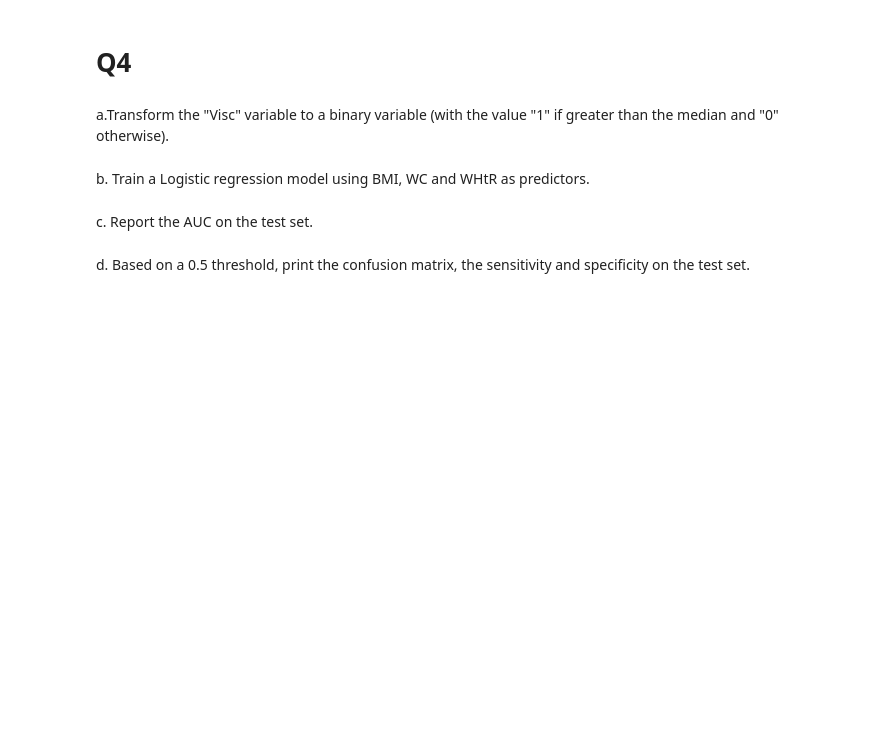
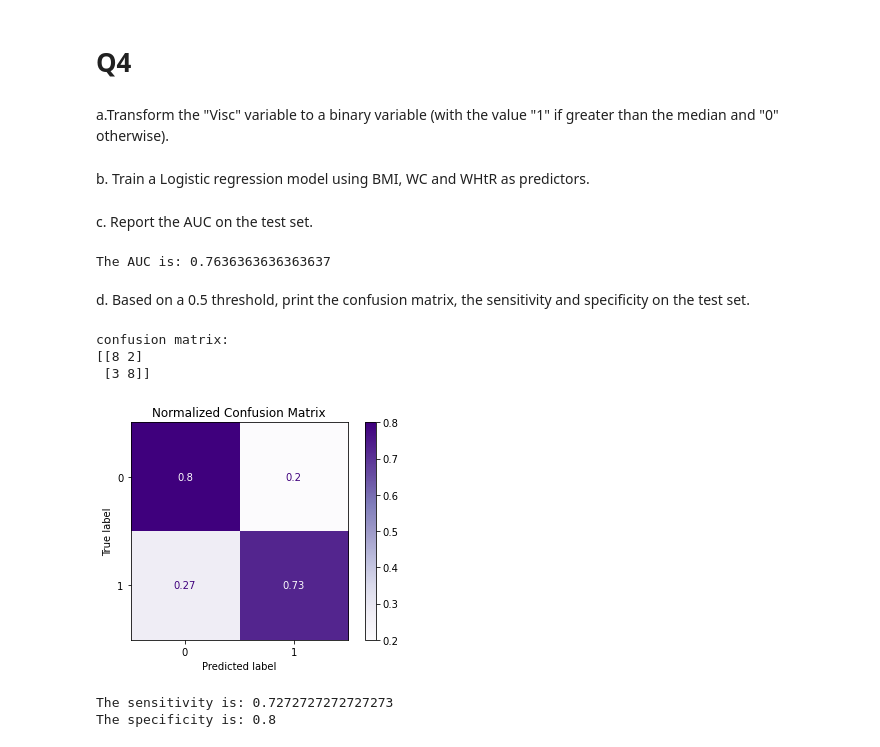
Before and after one commit to LiorSukman/machine-learning-for-ns-hw-repo, a Jupyter notebook: HW2/HW2_notebook.ipynb, the cells around one changed output. Drawn from its saved outputs; the diff is of its cells as text; code cells hidden in the pictures; blank space fills up the shorter version.

```diff
--- a/HW2/HW2_notebook.ipynb
+++ b/HW2/HW2_notebook.ipynb
@@ -242,10 +245,50 @@ plt.show()
 # %% [markdown]
 a.Transform the "Visc" variable to a binary variable (with the value "1" if greater than the
 median and "0" otherwise).
+# %%
+visc_median = data.Visc.median()
+data['Visc'] = np.where(data['Visc']>=visc_median, 1, 0)
 # %% [markdown]
 b. Train a Logistic regression model using BMI, WC and WHtR as predictors.
+# %%
+data3 = data[['BMI','Waist circumference', 'WHtR', 'Visc']].copy()
+target_name = 'Visc'
+LX_train, LX_test, Ly_train, Ly_test = split_df(target_name, data3)
+
+Lreg = LogisticRegression().fit(LX_train, Ly_train)
+Ly_predicted = Lreg.predict(LX_test)
+
+# print(Ly_predicted)
+# print(Ly_test)
+# print (data.Visc)
 # %% [markdown]
 c. Report the AUC on the test set.
+# %%
+fpr, tpr, thresholds = metrics.roc_curve(Ly_test, Ly_predicted)
+print('The AUC is:', metrics.auc(fpr, tpr))
+# %% [output]
+The AUC is: 0.7636363636363637
 # %% [markdown]
 d. Based on a 0.5 threshold, print the confusion matrix, the sensitivity and specificity on the
 test set.
+# %%
+confusion_matrix(Ly_test, Ly_predicted)
+# import matplotlib.pyplot as plt
+
+from sklearn.metrics import plot_confusion_matrix
+
+conf_matrix = confusion_matrix(Ly_test, Ly_predicted)
+print('confusion matrix:')
+print( conf_matrix)
+
+disp = plot_confusion_matrix(Lreg,
+                             LX_test,
+                             Ly_test,
+                             cmap=plt.cm.Purples,
+                             normalize="true")
+_ = disp.ax_.set_title(f"Normalized Confusion Matrix")
+# %% [output]
+confusion matrix:
+[[8 2]
+ [3 8]]
+[figure, added]
@@ -251,0 +305,6 @@ test set.
+# %%
+print('The sensitivity is:', sensitivity)
+print('The specificity is:', specificity)
+# %% [output]
+The sensitivity is: 0.7272727272727273
+The specificity is: 0.8
```
Also changed, not shown: parts of 3 cells of this notebook.
